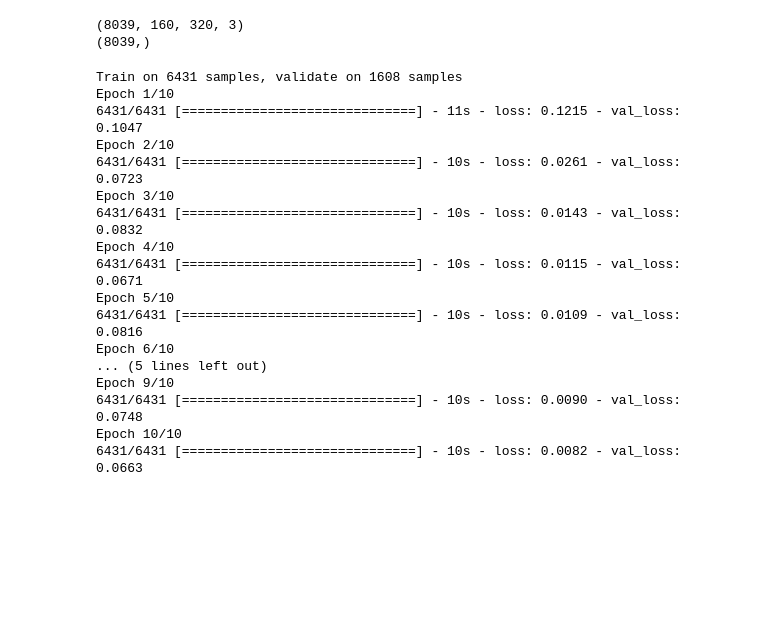
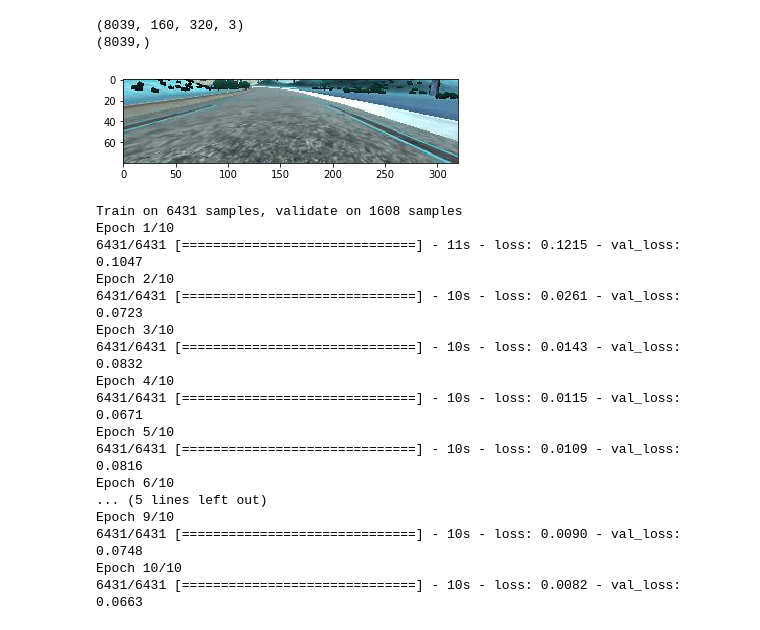
Before and after one commit to trimcao/sdcnd-p3-end-to-end-driving, a Jupyter notebook: train_model.ipynb, the cells around one changed output. Saved outputs shown, nothing was run; the diff lists cells and outputs as text; code cells hidden in the pictures; blank space fills up the shorter version.

```diff
--- a/train_model.ipynb
+++ b/train_model.ipynb
@@ -52,6 +50,11 @@ print(y_train.shape)
 # %% [output]
 (8039, 160, 320, 3)
 (8039,)
+# %%
+plt.imshow(X_train[1500][55:-25,:,:])
+plt.show()
+# %% [output]
+[figure, added]
 # %%
 # create a simple model
 input_shape = (160, 320, 3)
```
Also changed, not shown: parts of 2 cells of this notebook.
